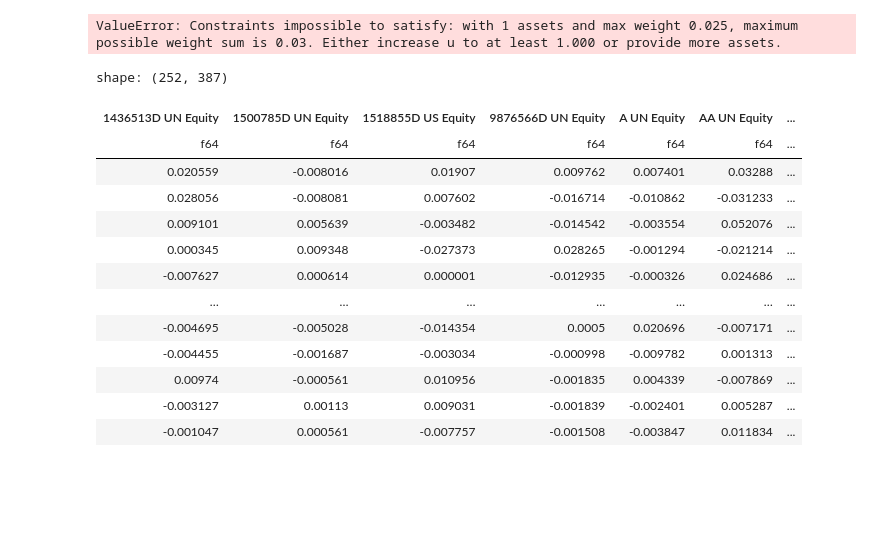
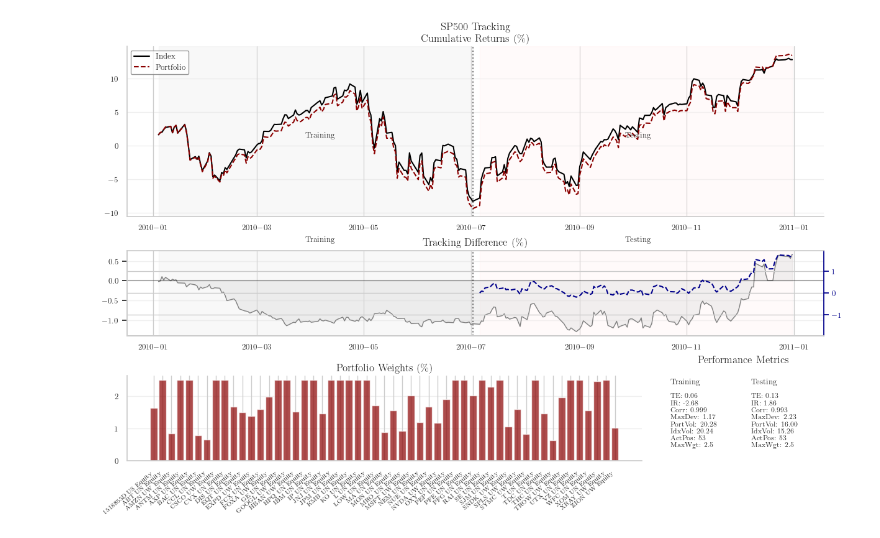
Before and after one commit to raddy/replicate-idx, a Jupyter notebook: replicate/notebooks/sp500_data_demo.ipynb, the cells around one changed output. Drawn from its saved outputs; the diff is of its cells as text; code cells hidden in the pictures; blank space fills up the shorter version.

```diff
--- a/replicate/notebooks/sp500_data_demo.ipynb
+++ b/replicate/notebooks/sp500_data_demo.ipynb
@@ -1,50 +1,46 @@
 # %%
 from replicate.data.loading import DataLoader
 from replicate.data.analysis import train_test_split_data, analyze_train_test_results
 from replicate.optimizers.mm import MMOptimizer
 
 # Initialize loader and optimizer
 loader = DataLoader()
-optimizer = MMOptimizer(measure='ete')
+
+def generate_results(data, measure='ete'):
+    optimizer = MMOptimizer(measure=measure)
+    result_dict = optimizer.optimize(
+        data['train']['X'],
+        data['train']['r'],
+        lambda_=1e-7,
+        u=0.025,
+        p_neg_exp=8,
+        thres=1e-3,
+        hub=0.5
+    )
+    train_metrics, test_metrics = analyze_train_test_results(
+        train_data=data['train'],
+        test_data=data['test'],
+        weights=result_dict['weights'],
+        asset_names=data['asset_names'],
+        title_prefix=f"{sym} Tracking",
+        plot_combined=True
+    )
+
 
 sym = 'SP500'
 START_DATE = '2010-01-01'
 END_DATE = '2010-12-31'
 
 data = train_test_split_data(
     loader=loader,
     data_type=DataLoader.SP500_2010,
     target_symbol=sym,
     train_pct=0.5,
     start_date=START_DATE,
     end_date=END_DATE,
     time_col='Date'
 )
 
-result_dict = optimizer.optimize(
-    data['train']['X'],
-    data['train']['r'],
-    lambda_=1e-7,
-    u=0.025,
-    p_neg_exp=8,
-    thres=1e-3,
-    hub=0.5
-)
-
-# Create equal weights
-n_assets = len(result_dict['weights'])
-equal_weights = np.ones(n_assets) / n_assets
-
-# Debug the data
-debug_data_scaling(data['train'], data['test'], equal_weights)
-
-train_metrics, test_metrics = analyze_train_test_results(
-    train_data=data['train'],
-    test_data=data['test'],
-    weights=random_weights,
-    asset_names=data['asset_names'],
-    title_prefix=f"{sym} Tracking",
-    plot_combined=True  # This will use the new combined visualization
-)
+generate_results(data, measure='ete')
 # %% [output]
-ValueError: Constraints impossible to satisfy: with 1 assets and max weight 0.025, maximum possible weight sum is 0.03. Either increase u to at least 1.000 or provide more assets.
+[figure, added]
@@ -76,17 +46,0 @@ test_X = constituents_with_nums.filter(test_filter).drop(["row_num", time_col])
-# %%
-target.collect()
-# %% [output]
-shape: (252, 387)
-| 1436513D UN Equity | 1500785D UN Equity | 1518855D US Equity | 9876566D UN Equity | A UN Equity | AA UN Equity | ... |
-| f64 | f64 | f64 | f64 | f64 | f64 | ... |
-| 0.020559 | -0.008016 | 0.01907 | 0.009762 | 0.007401 | 0.03288 | ... |
-| 0.028056 | -0.008081 | 0.007602 | -0.016714 | -0.010862 | -0.031233 | ... |
-| 0.009101 | 0.005639 | -0.003482 | -0.014542 | -0.003554 | 0.052076 | ... |
-| 0.000345 | 0.009348 | -0.027373 | 0.028265 | -0.001294 | -0.021214 | ... |
-| -0.007627 | 0.000614 | 0.000001 | -0.012935 | -0.000326 | 0.024686 | ... |
-| … | … | … | … | … | … | ... |
-| -0.004695 | -0.005028 | -0.014354 | 0.0005 | 0.020696 | -0.007171 | ... |
-| -0.004455 | -0.001687 | -0.003034 | -0.000998 | -0.009782 | 0.001313 | ... |
-| 0.00974 | -0.000561 | 0.010956 | -0.001835 | 0.004339 | -0.007869 | ... |
-| -0.003127 | 0.00113 | 0.009031 | -0.001839 | -0.002401 | 0.005287 | ... |
-| -0.001047 | 0.000561 | -0.007757 | -0.001508 | -0.003847 | 0.011834 | ... |
```
Also changed, not shown: parts of 4 cells of this notebook, 5 other files.
